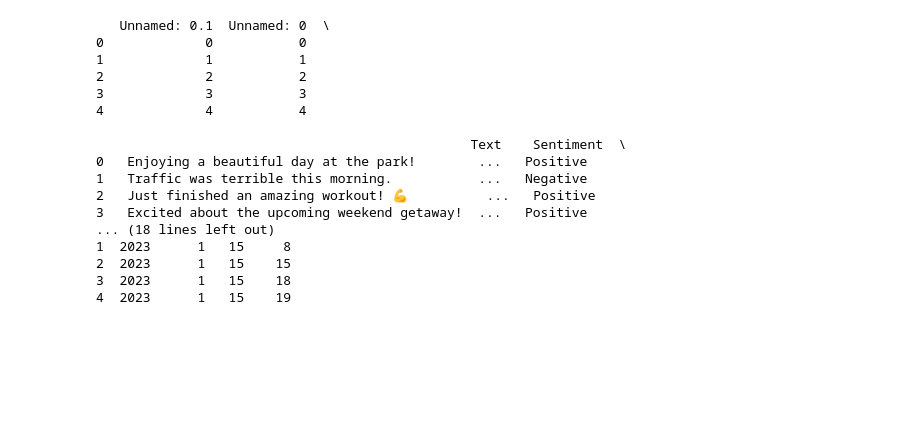
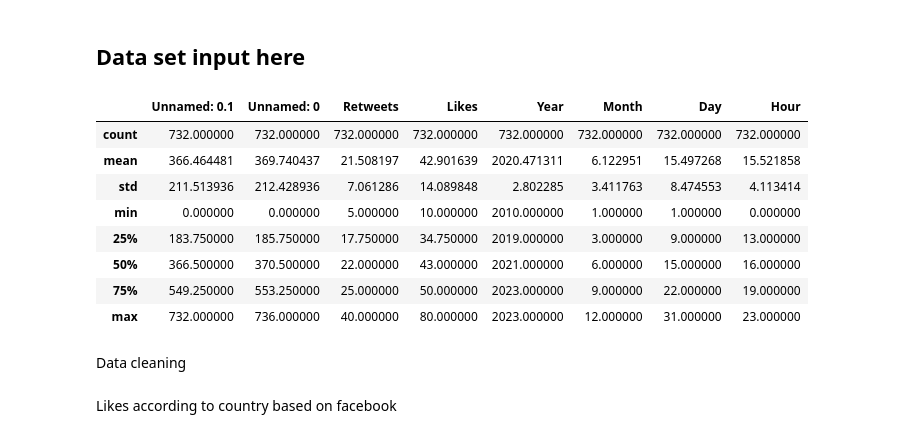
Before and after one commit to imon333/2Truth_and_a-_Lie, a Jupyter notebook: main.ipynb, the cells around one changed output. Drawn from its saved outputs; the diff is of its cells as text; code cells hidden in the pictures; blank space fills up the shorter version.

```diff
--- a/main.ipynb
+++ b/main.ipynb
@@ -4,21 +7,4 @@ import numpy as np
+# %% [markdown]
+## Data set input here
 # %%
 df = pd.read_csv("data/sentimentdataset.csv")
-print(df.head())
-# %% [output]
-   Unnamed: 0.1  Unnamed: 0  \
-0             0           0
-1             1           1
-2             2           2
-3             3           3
-4             4           4
-
-                                                Text    Sentiment  \
-0   Enjoying a beautiful day at the park!        ...   Positive
-1   Traffic was terrible this morning.           ...   Negative
-2   Just finished an amazing workout! 💪          ...   Positive
-3   Excited about the upcoming weekend getaway!  ...   Positive
-... (18 lines left out)
-1  2023      1   15     8
-2  2023      1   15    15
-3  2023      1   15    18
-4  2023      1   15    19
@@ -24,0 +17,15 @@ print(df.head())
+# %%
+
+df.describe()
+# %% [output]
+|  | Unnamed: 0.1 | Unnamed: 0 | Retweets | Likes | Year | Month | Day | Hour |
+| count | 732.000000 | 732.000000 | 732.000000 | 732.000000 | 732.000000 | 732.000000 | 732.000000 | 732.000000 |
+| mean | 366.464481 | 369.740437 | 21.508197 | 42.901639 | 2020.471311 | 6.122951 | 15.497268 | 15.521858 |
+| std | 211.513936 | 212.428936 | 7.061286 | 14.089848 | 2.802285 | 3.411763 | 8.474553 | 4.113414 |
+| min | 0.000000 | 0.000000 | 5.000000 | 10.000000 | 2010.000000 | 1.000000 | 1.000000 | 0.000000 |
+| 25% | 183.750000 | 185.750000 | 17.750000 | 34.750000 | 2019.000000 | 3.000000 | 9.000000 | 13.000000 |
+| 50% | 366.500000 | 370.500000 | 22.000000 | 43.000000 | 2021.000000 | 6.000000 | 15.000000 | 16.000000 |
+| 75% | 549.250000 | 553.250000 | 25.000000 | 50.000000 | 2023.000000 | 9.000000 | 22.000000 | 19.000000 |
+| max | 732.000000 | 736.000000 | 40.000000 | 80.000000 | 2023.000000 | 12.000000 | 31.000000 | 23.000000 |
+# %% [markdown]
+Data cleaning
@@ -24,0 +44,2 @@ print(df.head())
+# %% [markdown]
+Likes according to country based on facebook
```
Also changed, not shown: parts of 15 cells of this notebook, 2 other files.
